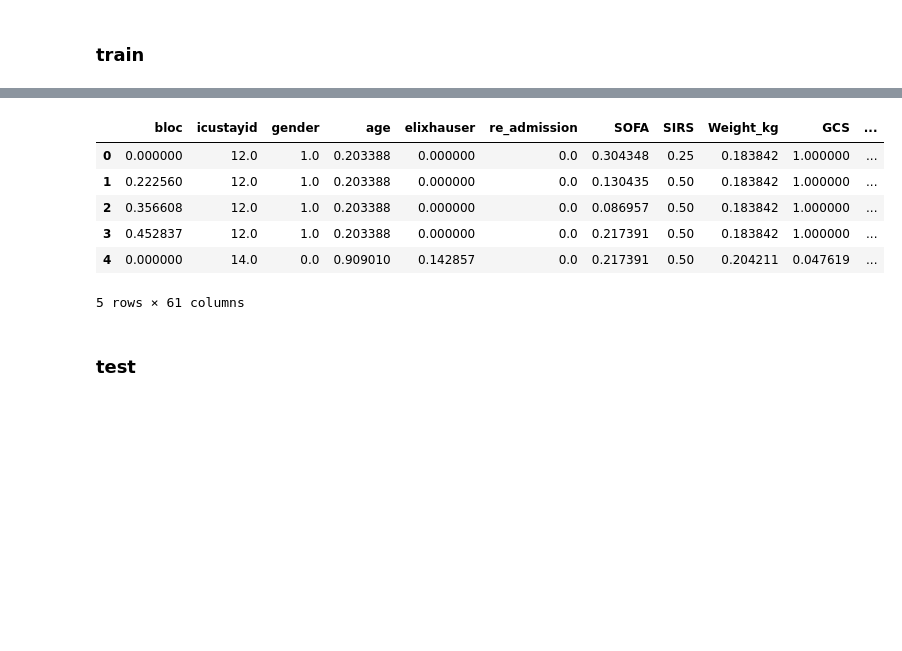
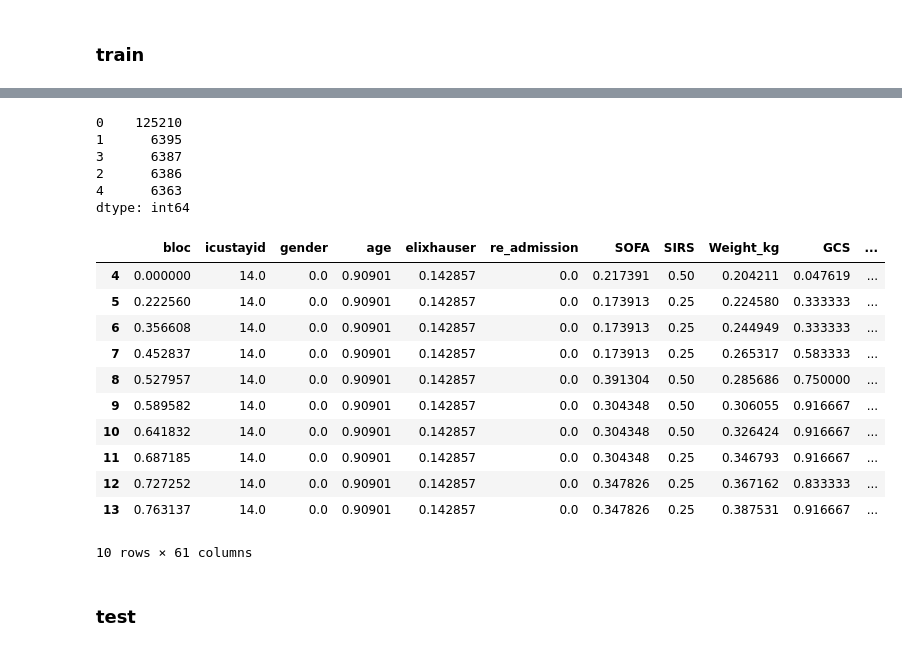
Before and after one commit to wihl/cs282-f17-xuefeng-yi-david, a Jupyter notebook: code/utils/DataPreProcess.ipynb, the cells around one changed output, grey strips where cells are left out. Drawn from its saved outputs; the diff is of its cells as text; code cells hidden in the pictures; blank space fills up the shorter version.

```diff
--- a/code/utils/DataPreProcess.ipynb
+++ b/code/utils/DataPreProcess.ipynb
@@ -13,3 +13,6 @@ test_df = test_df[test_df.input_total_tev >= 0]
+# %%
+train_df = train_df_origin.copy()
+test_df = test_df_origin.copy()
 # %%
 binary_fields = ['gender','mechvent','re_admission']
 norm_fields= ['age','Weight_kg','GCS','HR','SysBP','MeanBP','DiaBP','RR','Temp_C','FiO2_1',
@@ -146,10 +149,10 @@ def compute_r(df):
     return reward
 # %%
 # put back
-scaled_train_df['died_in_hosp'] = train_df['died_in_hosp']
-scaled_train_df['icustayid'] = train_df['icustayid']
-scaled_test_df['died_in_hosp'] = test_df['died_in_hosp']
-scaled_test_df['icustayid'] = test_df['icustayid']
+scaled_train_df['died_in_hosp'] = train_df_origin['died_in_hosp']
+scaled_train_df['icustayid'] = train_df_origin['icustayid']
+scaled_test_df['died_in_hosp'] = test_df_origin['died_in_hosp']
+scaled_test_df['icustayid'] = test_df_origin['icustayid']
 # %%
 scaled_train_df['reward'] = compute_r(train_df)
 scaled_test_df['reward'] = compute_r(test_df)
@@ -196,21 +190,37 @@ from discretize_sepsis_actions import discretize_actions
 # %%
 action_seq, md, input4 = discretize_actions(train_df_origin.loc[:,'input_4hourly_tev'], train_df_origin.loc[:,'median_dose_vaso'])
 # %%
-vaso_input = action_seq % 5.
-iv_input = action_seq // 5
+# vaso_input = action_seq % 5.
+# iv_input = action_seq // 5
+vaso_input = action_seq // 5
+iv_input = action_seq % 5
+# %%
+pd.Series(vaso_input).value_counts()
+# %% [output]
+0    125210
+1      6395
+3      6387
+2      6386
+4      6363
+dtype: int64
 # %%
-train_df_scaled['vaso_input'] = vaso_input
-train_df_scaled['iv_input'] = iv_input
+scaled_train_df['vaso_input'] = vaso_input
+scaled_train_df['iv_input'] = iv_input
-# %%
-train_df_scaled.head()
-# %% [output]
-|  | bloc | icustayid | gender | age | elixhauser | re_admission | SOFA | SIRS | Weight_kg | GCS | ... |
-| 0 | 0.000000 | 12.0 | 1.0 | 0.203388 | 0.000000 | 0.0 | 0.304348 | 0.25 | 0.183842 | 1.000000 | ... |
-| 1 | 0.222560 | 12.0 | 1.0 | 0.203388 | 0.000000 | 0.0 | 0.130435 | 0.50 | 0.183842 | 1.000000 | ... |
-| 2 | 0.356608 | 12.0 | 1.0 | 0.203388 | 0.000000 | 0.0 | 0.086957 | 0.50 | 0.183842 | 1.000000 | ... |
-| 3 | 0.452837 | 12.0 | 1.0 | 0.203388 | 0.000000 | 0.0 | 0.217391 | 0.50 | 0.183842 | 1.000000 | ... |
-| 4 | 0.000000 | 14.0 | 0.0 | 0.909010 | 0.142857 | 0.0 | 0.217391 | 0.50 | 0.204211 | 0.047619 | ... |
-5 rows × 61 columns
+# %%
+scaled_train_df[scaled_train_df['icustayid'] == 14]
+# %% [output]
+|  | bloc | icustayid | gender | age | elixhauser | re_admission | SOFA | SIRS | Weight_kg | GCS | ... |
+| 4 | 0.000000 | 14.0 | 0.0 | 0.90901 | 0.142857 | 0.0 | 0.217391 | 0.50 | 0.204211 | 0.047619 | ... |
+| 5 | 0.222560 | 14.0 | 0.0 | 0.90901 | 0.142857 | 0.0 | 0.173913 | 0.25 | 0.224580 | 0.333333 | ... |
+| 6 | 0.356608 | 14.0 | 0.0 | 0.90901 | 0.142857 | 0.0 | 0.173913 | 0.25 | 0.244949 | 0.333333 | ... |
+| 7 | 0.452837 | 14.0 | 0.0 | 0.90901 | 0.142857 | 0.0 | 0.173913 | 0.25 | 0.265317 | 0.583333 | ... |
+| 8 | 0.527957 | 14.0 | 0.0 | 0.90901 | 0.142857 | 0.0 | 0.391304 | 0.50 | 0.285686 | 0.750000 | ... |
+| 9 | 0.589582 | 14.0 | 0.0 | 0.90901 | 0.142857 | 0.0 | 0.304348 | 0.50 | 0.306055 | 0.916667 | ... |
+| 10 | 0.641832 | 14.0 | 0.0 | 0.90901 | 0.142857 | 0.0 | 0.304348 | 0.50 | 0.326424 | 0.916667 | ... |
+| 11 | 0.687185 | 14.0 | 0.0 | 0.90901 | 0.142857 | 0.0 | 0.304348 | 0.25 | 0.346793 | 0.916667 | ... |
+| 12 | 0.727252 | 14.0 | 0.0 | 0.90901 | 0.142857 | 0.0 | 0.347826 | 0.25 | 0.367162 | 0.833333 | ... |
+| 13 | 0.763137 | 14.0 | 0.0 | 0.90901 | 0.142857 | 0.0 | 0.347826 | 0.25 | 0.387531 | 0.916667 | ... |
+10 rows × 61 columns
 # %% [markdown]
 ### test
 # %%
```
Also changed, not shown: parts of 9 cells of this notebook, 11 other files.
